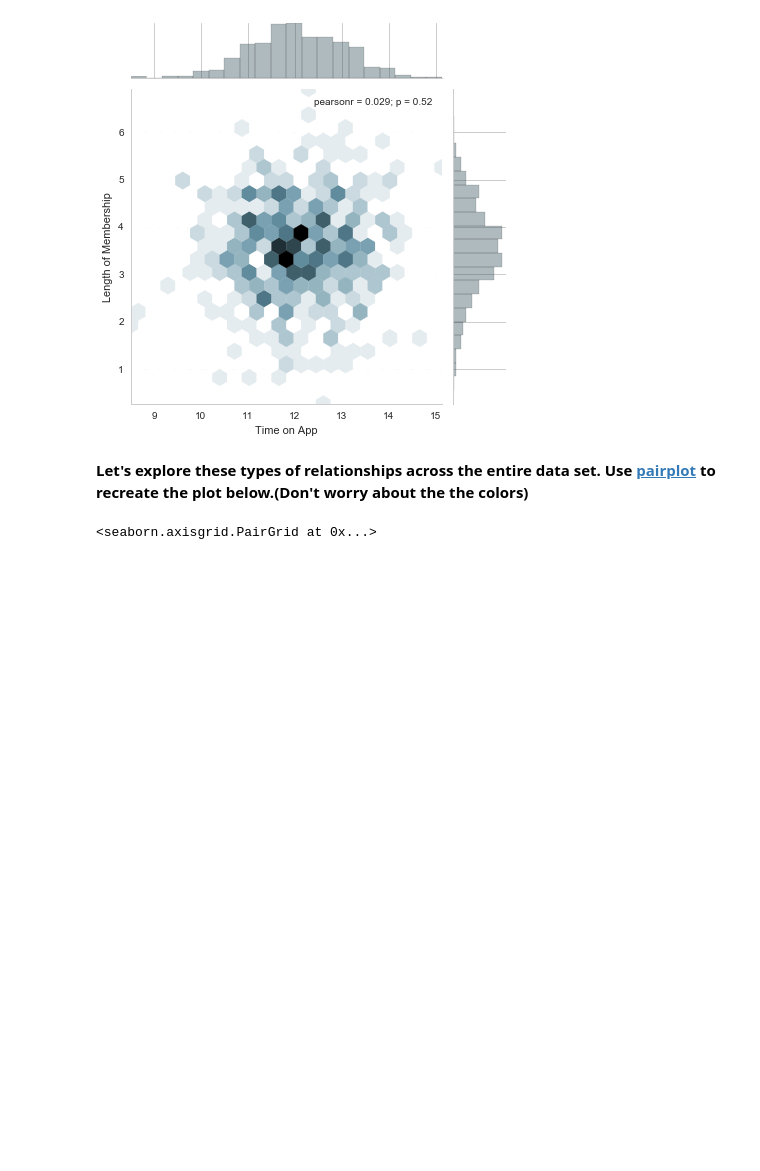
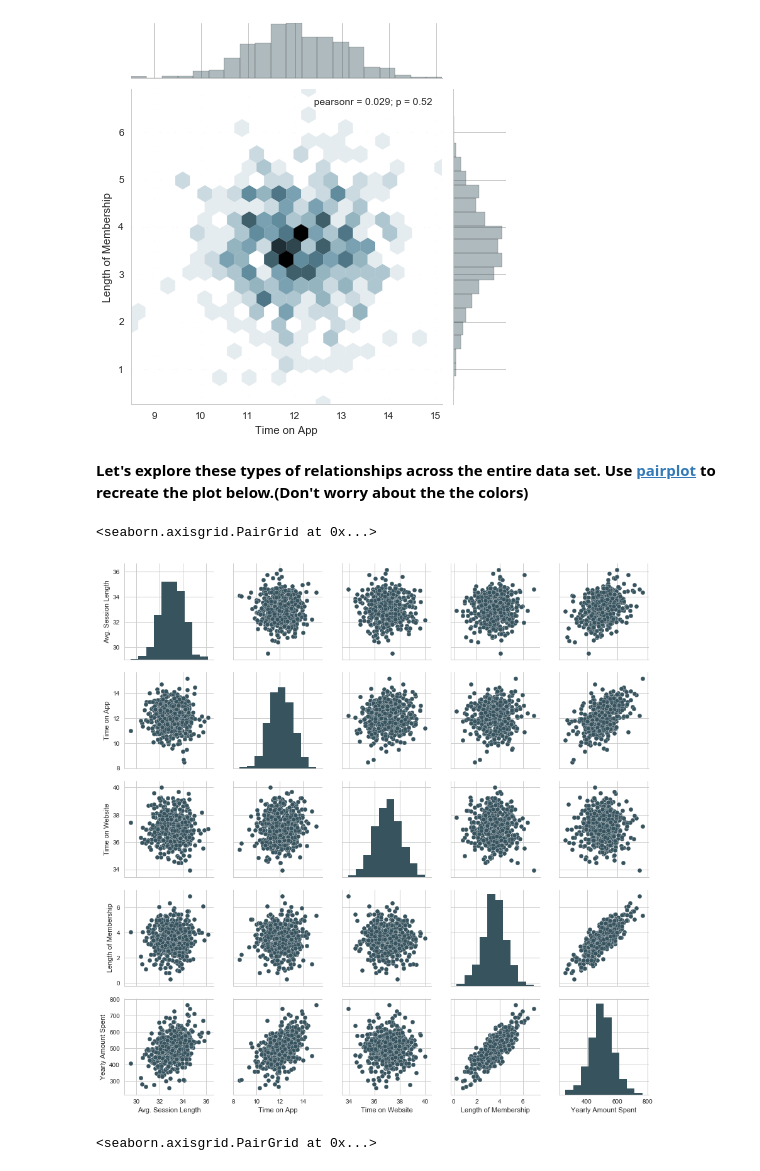
Before and after one commit to thomasdunlap/Python-DS-And-ML-Bootcamp, a Jupyter notebook: Machine Learning Sections/Linear-Regression/Linear Regression - Project Exercise .ipynb, the cells around one changed output. Cells and saved outputs as stored; diff of their text form; code cells hidden in the pictures; blank space fills up the shorter version.

```diff
--- a/Machine Learning Sections/Linear-Regression/Linear Regression - Project Exercise .ipynb
+++ b/Machine Learning Sections/Linear-Regression/Linear Regression - Project Exercise .ipynb
@@ -98,6 +115,11 @@ ___
 [figure]
 # %% [markdown]
 **Let's explore these types of relationships across the entire data set. Use [pairplot](https://stanford.edu/~mwaskom/software/seaborn/tutorial/axis_grids.html#plotting-pairwise-relationships-with-pairgrid-and-pairplot) to recreate the plot below.(Don't worry about the the colors)**
+# %%
+sns.pairplot(df)
+# %% [output]
+<seaborn.axisgrid.PairGrid at 0x...>
+[figure, added]
 # %%
 # %% [output]
 <seaborn.axisgrid.PairGrid at 0x...>
```
Also changed, not shown: parts of 7 cells of this notebook.
